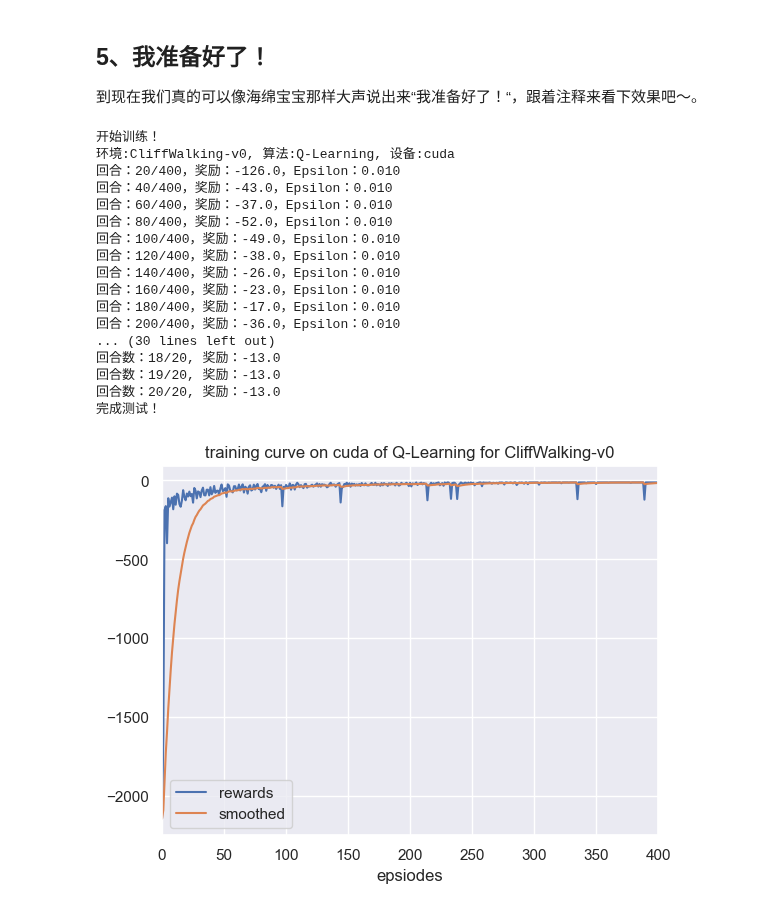
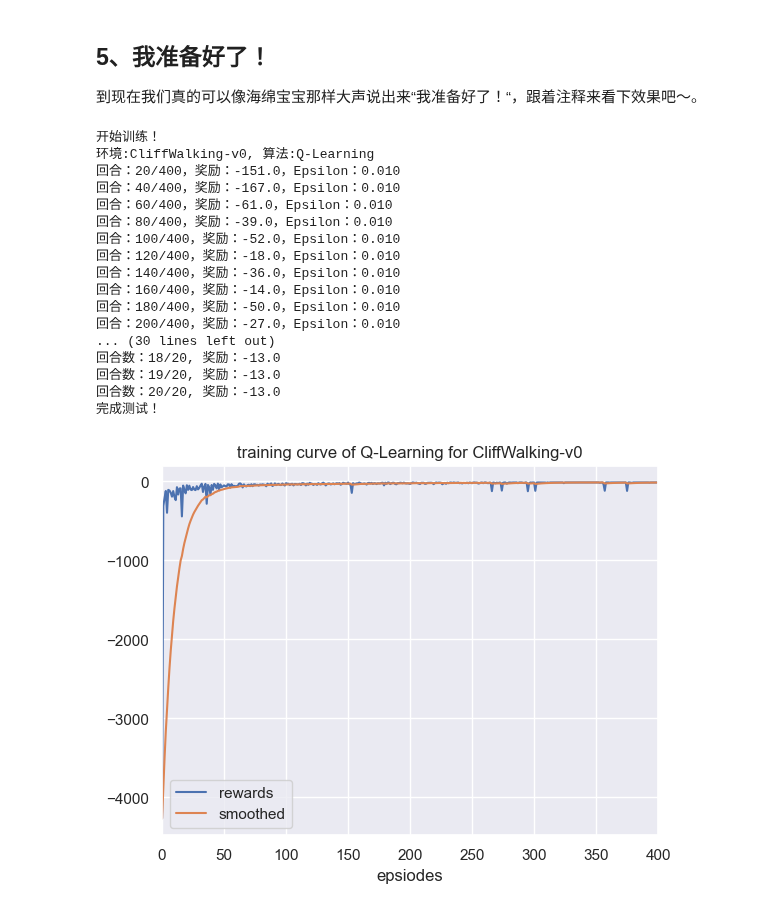
Before and after one commit to datawhalechina/easy-rl, a Jupyter notebook: notebooks/Q-learning/QLearning.ipynb, the cells around one changed output. Drawn from its saved outputs; the diff is of its cells as text; code cells hidden in the pictures.

Commit message:
update Q-learning

```diff
--- a/notebooks/Q-learning/QLearning.ipynb
+++ b/notebooks/Q-learning/QLearning.ipynb
@@ -228,10 +228,6 @@ class Config:
         self.gamma = 0.9 # 折扣因子
         self.lr = 0.1 # 学习率
         self.seed = 1 # 随机种子
-        if torch.cuda.is_available(): # 是否使用GPUs
-            self.device = torch.device('cuda')
-        else:
-            self.device = torch.device('cpu')
 
 def smooth(data, weight=0.9):
     '''用于平滑曲线
@@ -248,7 +244,7 @@ def plot_rewards(rewards,title="learning curve"):
     sns.set()
     plt.figure()  # 创建一个图形实例，方便同时多画几个图
     plt.title(f"{title}")
-    plt.xlim(0, len(rewards), 10)  # 设置x轴的范围
+    plt.xlim(0, len(rewards))  # 设置x轴的范围
     plt.xlabel('epsiodes')
     plt.plot(rewards, label='rewards')
     plt.plot(smooth(rewards), label='smoothed')
@@ -260,30 +256,31 @@ def plot_rewards(rewards,title="learning curve"):
 # %%
 # 获取参数
 cfg = Config()
 # 训练
 env, agent = env_agent_config(cfg)
 res_dic = train(cfg, env, agent)
 
-plot_rewards(res_dic['rewards'], title=f"training curve on {cfg.device} of {cfg.algo_name} for {cfg.env_name}")
+plot_rewards(res_dic['rewards'], title=f"training curve of {cfg.algo_name} for {cfg.env_name}")
 # 测试
 res_dic = test(cfg, env, agent)
-plot_rewards(res_dic['rewards'], title=f"testing curve on {cfg.device} of {cfg.algo_name} for {cfg.env_name}")  # 画出结果
+
+plot_rewards(res_dic['rewards'], title=f"testing curve of {cfg.algo_name} for {cfg.env_name}")  # 画出结果
 # %% [output]
 开始训练！
-环境:CliffWalking-v0, 算法:Q-Learning, 设备:cuda
-回合：20/400，奖励：-126.0，Epsilon：0.010
-回合：40/400，奖励：-43.0，Epsilon：0.010
-回合：60/400，奖励：-37.0，Epsilon：0.010
-回合：80/400，奖励：-52.0，Epsilon：0.010
-回合：100/400，奖励：-49.0，Epsilon：0.010
-回合：120/400，奖励：-38.0，Epsilon：0.010
-回合：140/400，奖励：-26.0，Epsilon：0.010
-回合：160/400，奖励：-23.0，Epsilon：0.010
-回合：180/400，奖励：-17.0，Epsilon：0.010
-回合：200/400，奖励：-36.0，Epsilon：0.010
+环境:CliffWalking-v0, 算法:Q-Learning
+回合：20/400，奖励：-151.0，Epsilon：0.010
+回合：40/400，奖励：-167.0，Epsilon：0.010
+回合：60/400，奖励：-61.0，Epsilon：0.010
+回合：80/400，奖励：-39.0，Epsilon：0.010
+回合：100/400，奖励：-52.0，Epsilon：0.010
+回合：120/400，奖励：-18.0，Epsilon：0.010
+回合：140/400，奖励：-36.0，Epsilon：0.010
+回合：160/400，奖励：-14.0，Epsilon：0.010
+回合：180/400，奖励：-50.0，Epsilon：0.010
+回合：200/400，奖励：-27.0，Epsilon：0.010
 ... (30 lines left out)
 回合数：18/20, 奖励：-13.0
 回合数：19/20, 奖励：-13.0
 回合数：20/20, 奖励：-13.0
 完成测试！
-[figure, old version]
+[figure, new version]
```
Also changed, not shown: parts of 3 cells of this notebook.
